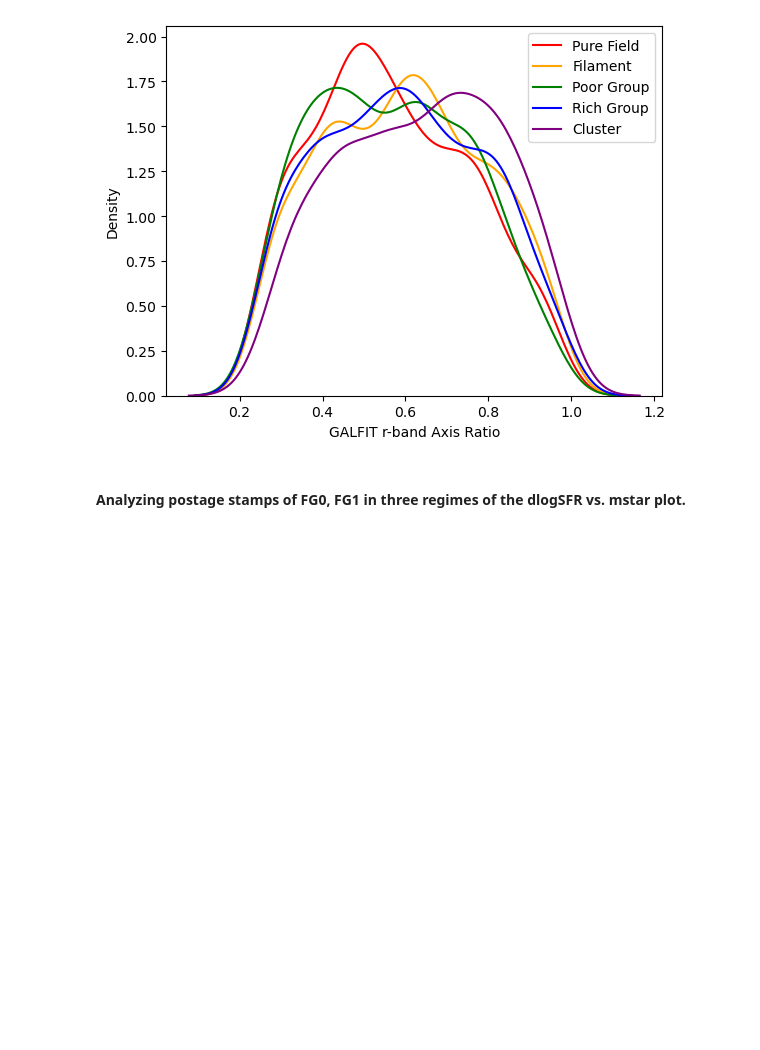
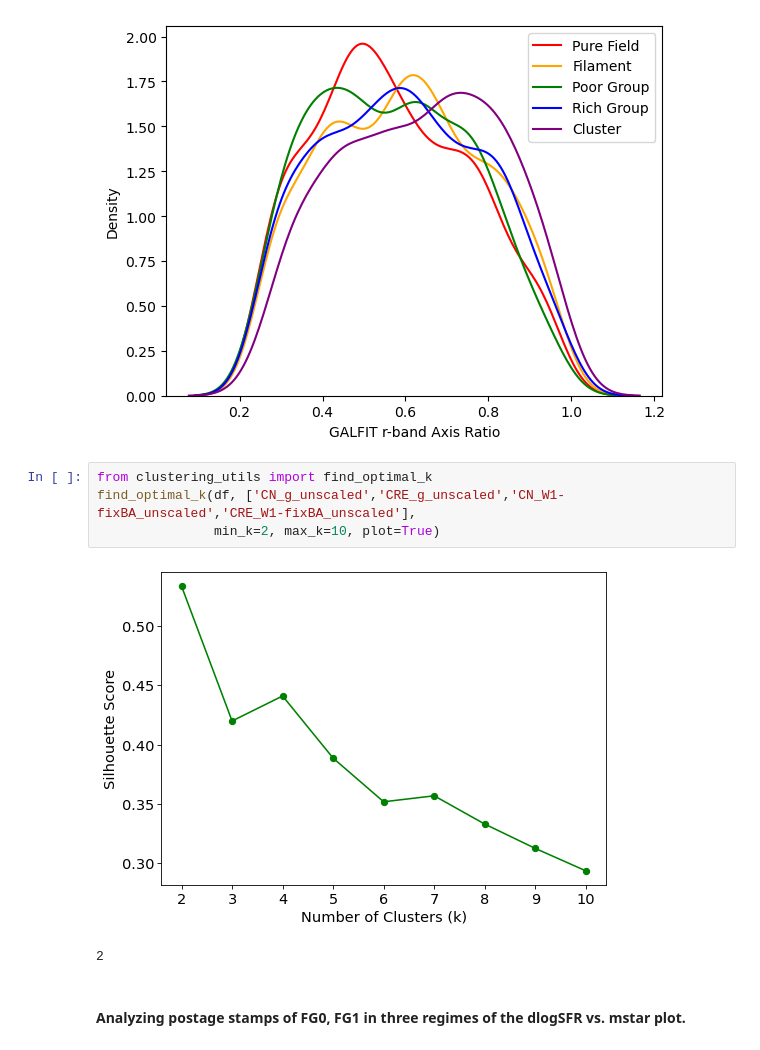
Before and after one commit to gammaspire/machine-learning, a Jupyter notebook: galaxy_feature_clustering/feature_clustering.ipynb, the cells around one changed output. Saved outputs shown, nothing was run; the diff lists cells and outputs as text; blank space fills up the shorter version.

```diff
--- a/galaxy_feature_clustering/feature_clustering.ipynb
+++ b/galaxy_feature_clustering/feature_clustering.ipynb
@@ -808,6 +835,13 @@ plt.legend()
 plt.show()
 # %% [output]
 [figure]
+# %%
+from clustering_utils import find_optimal_k
+find_optimal_k(df, ['CN_g_unscaled','CRE_g_unscaled','CN_W1-fixBA_unscaled','CRE_W1-fixBA_unscaled'],
+               min_k=2, max_k=10, plot=True)
+# %% [output]
+[figure, added]
+2
 # %% [markdown]
 #### Analyzing postage stamps of FG0, FG1 in three regimes of the dlogSFR vs. mstar plot.
 # %% [markdown]
```
Also changed, not shown: parts of 12 cells of this notebook, 2 other files.
